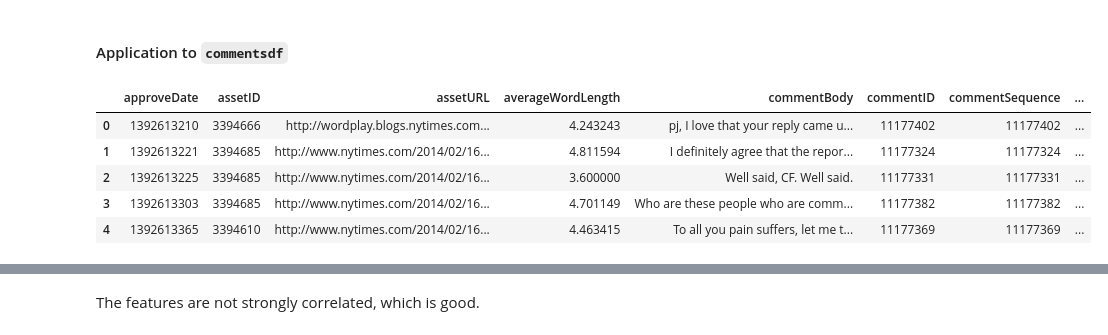
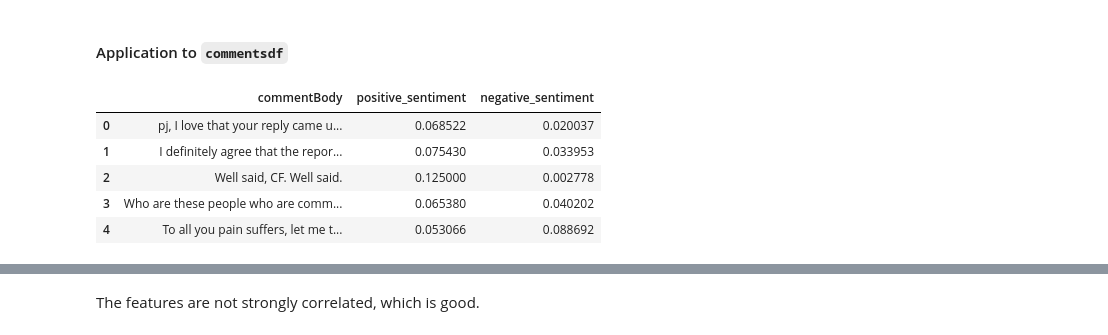
Before and after one commit to CS109-comment/NYTimes-Comment-Popularity-Prediction, a Jupyter notebook: AJ going through notebook to make final edits.ipynb, the cells around one changed output, grey strips where cells are left out. Drawn from its saved outputs; the diff is of its cells as text; code cells hidden in the pictures.

```diff
--- a/AJ going through notebook to make final edits.ipynb
+++ b/AJ going through notebook to make final edits.ipynb
@@ -460,18 +512,17 @@ print sentiment['exquisite']
 # %%
 # Now we calculate the sentiment score for each comment
 
 commentsdf['positive_sentiment'] = commentsdf.commentBody.apply(positive_score)
 commentsdf['negative_sentiment'] = commentsdf.commentBody.apply(negative_score)
-commentsdf.head()
-
-# Scroll to the right to see scores -->
+senti_commentsdf = commentsdf[['commentBody','positive_sentiment','negative_sentiment']]
+senti_commentsdf.head()
 # %% [output]
-|  | approveDate | assetID | assetURL | averageWordLength | commentBody | commentID | commentSequence | ... |
-| 0 | 1392613210 | 3394666 | http://wordplay.blogs.nytimes.com... | 4.243243 | pj, I love that your reply came u... | 11177402 | 11177402 | ... |
-| 1 | 1392613221 | 3394685 | http://www.nytimes.com/2014/02/16... | 4.811594 | I definitely agree that the repor... | 11177324 | 11177324 | ... |
-| 2 | 1392613225 | 3394685 | http://www.nytimes.com/2014/02/16... | 3.600000 | Well said, CF. Well said. | 11177331 | 11177331 | ... |
-| 3 | 1392613303 | 3394685 | http://www.nytimes.com/2014/02/16... | 4.701149 | Who are these people who are comm... | 11177382 | 11177382 | ... |
-| 4 | 1392613365 | 3394610 | http://www.nytimes.com/2014/02/16... | 4.463415 | To all you pain suffers, let me t... | 11177369 | 11177369 | ... |
+|  | commentBody | positive_sentiment | negative_sentiment |
+| 0 | pj, I love that your reply came u... | 0.068522 | 0.020037 |
+| 1 | I definitely agree that the repor... | 0.075430 | 0.033953 |
+| 2 | Well said, CF. Well said. | 0.125000 | 0.002778 |
+| 3 | Who are these people who are comm... | 0.065380 | 0.040202 |
+| 4 | To all you pain suffers, let me t... | 0.053066 | 0.088692 |
 # %%
 # Checking if the feature looks valid
 
```
Also changed, not shown: parts of 50 cells of this notebook.
